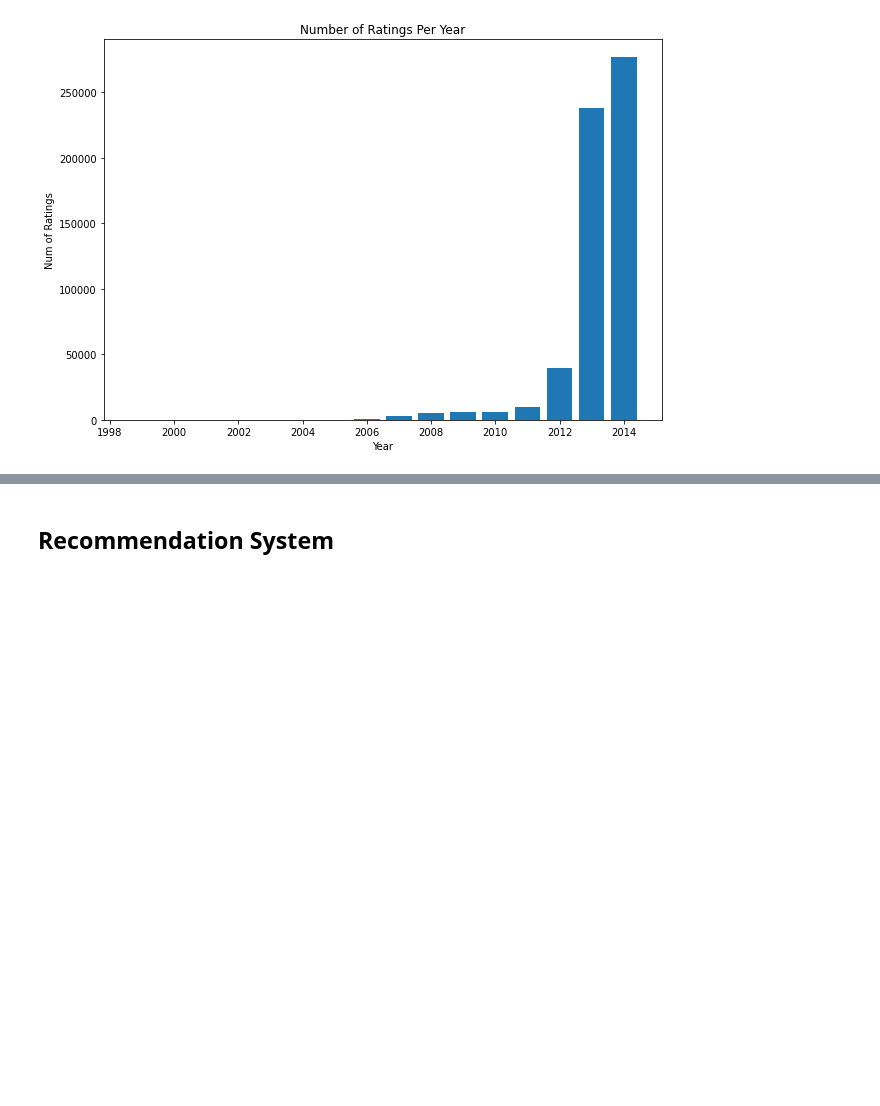
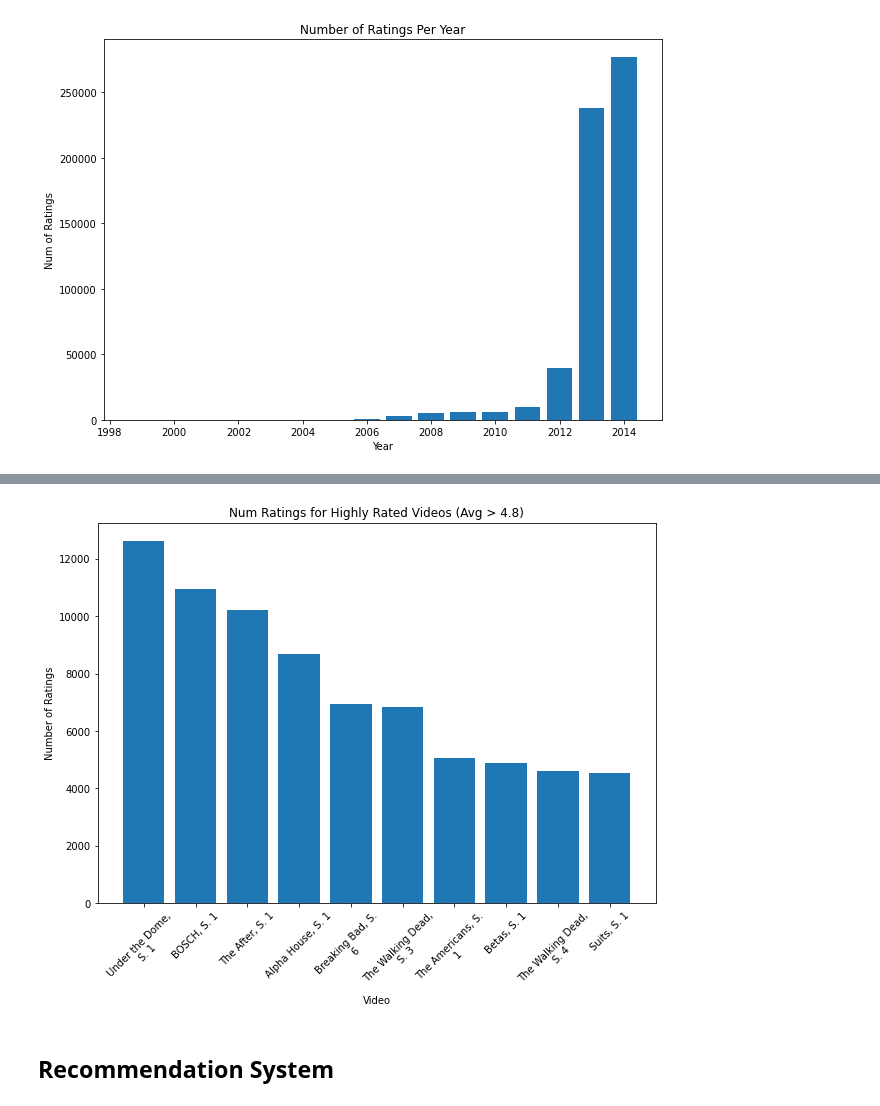
Before and after one commit to zachcarlson/ProductRecommender, a Jupyter notebook: ProductRecommender.ipynb, the cells around one changed output, grey strips where cells are left out. Saved outputs shown, nothing was run; the diff lists cells and outputs as text; code cells hidden in the pictures; blank space fills up the shorter version.

Commit message:
Added plot of top videos and conclusions

```diff
--- a/ProductRecommender.ipynb
+++ b/ProductRecommender.ipynb
@@ -501,0 +526,5 @@ plt.show()
+# %%
+file_path = INPUT_DIRECTORY + "video_names.csv"
+video_names = spark.read.csv(file_path, header=True, inferSchema=True)
+video_names.show(5)
+ratings.show(5)
@@ -501,0 +549,3 @@ plt.show()
+# %%
+video_name_ratings = video_names.join(ratings, on="videoID", how="left")
+video_name_ratings.show(5)
@@ -501,0 +563,8 @@ plt.show()
+# %%
+#convert pyspark to pandas
+pandas_video_name_ratings = video_name_ratings.toPandas()
+
+#count number of ratings per video, sort in descending order
+pandas_video_name_ratings = pandas_video_name_ratings.groupby("videoName") \
+  .count().sort_values("rating", ascending=False)[["rating"]]
+pandas_video_name_ratings.head()
@@ -502,3 +579,18 @@ plt.show()
+# %%
+fig, ax = plt.subplots()
+
+ax.bar(pandas_video_name_ratings.index[:10], pandas_video_name_ratings.rating[:10])
+
+#customize appearance
+fig.set_size_inches([10, 7])
+ax.set_title("Num Ratings for Highly Rated Videos (Avg > 4.8)")
+ax.set_xlabel("Video")
+ax.set_ylabel("Number of Ratings")
+ax.set_xticklabels(get_formatted_columns(pandas_video_name_ratings.index), rotation=45)
+
+plt.show()
+# %% [output]
+[figure, added]
 # %% [markdown]
 ## Recommendation System
 # %% [markdown]
```
Also changed, not shown: parts of 15 cells of this notebook.
